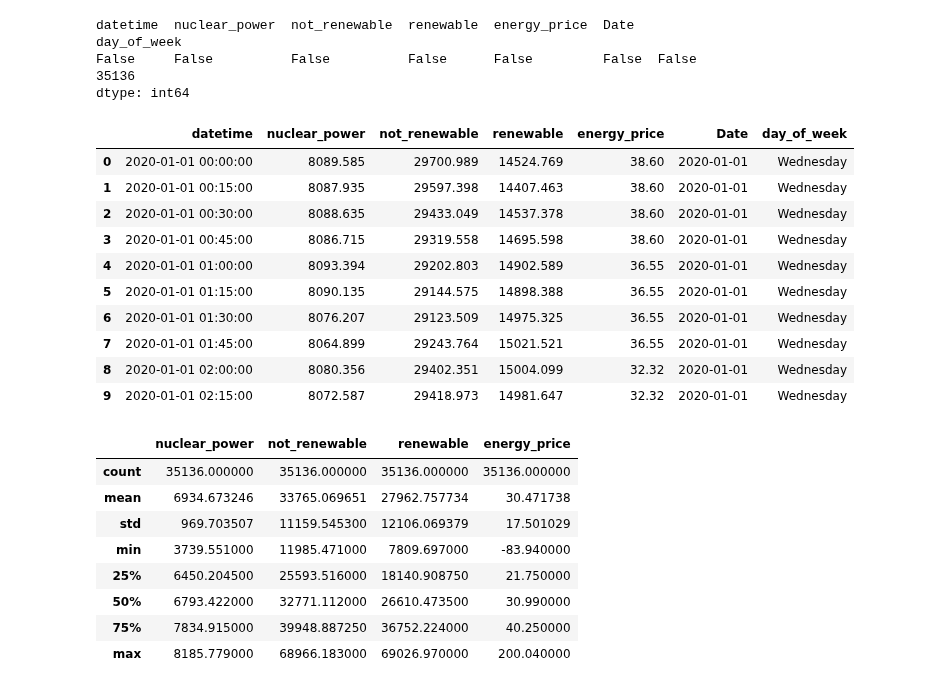
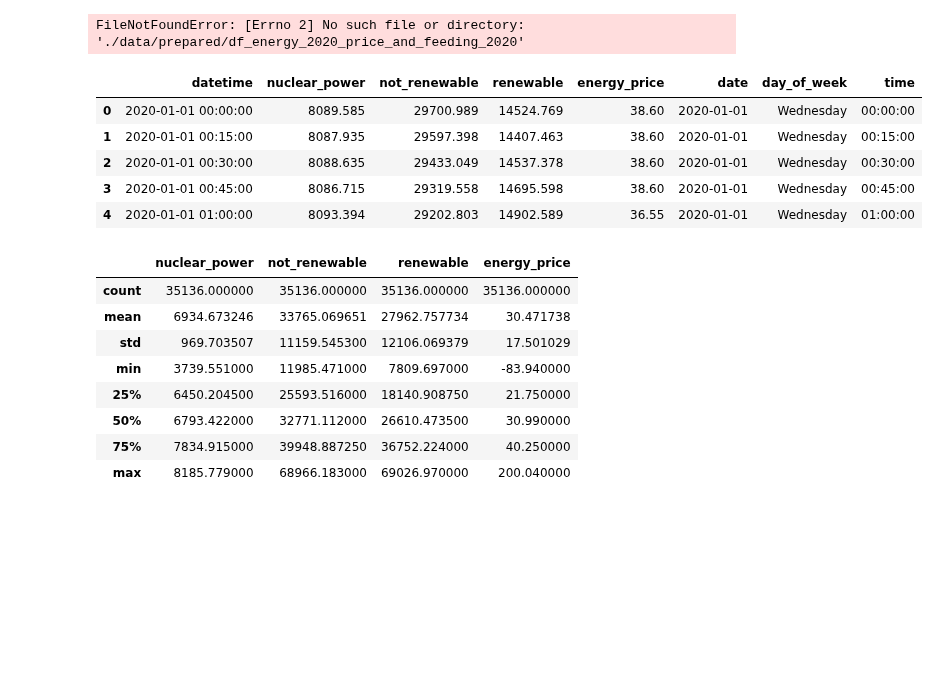
Before and after one commit to M-123-456/team-6-energy-costs, a Jupyter notebook: archive/first_notebook.ipynb, the cells around one changed output. Drawn from its saved outputs; the diff is of its cells as text; code cells hidden in the pictures; blank space fills up the shorter version.

Commit message:
prepared data saved

```diff
--- a/first_notebook.ipynb
+++ b/archive/first_notebook.ipynb
@@ -37,10 +9,0 @@ df_energy = df_energy.dropna(axis=1, how="all")
-# %%
-# Check if there is any na value in df
-df_energy.replace('na', np.nan, inplace=True)
-df_energy.replace('NA', np.nan, inplace=True)
-df_energy.replace('Missing', np.nan, inplace=True)
-print(df_energy.isna().value_counts())
-# %% [output]
-datetime  nuclear_power  not_renewable  renewable  energy_price  Date   day_of_week
-False     False          False          False      False         False  False          35136
-dtype: int64
@@ -50,15 +10,14 @@ df_energy.drop_duplicates(inplace=True)
-# %%
-df_energy.head(10)
-# %% [output]
-|  | datetime | nuclear_power | not_renewable | renewable | energy_price | Date | day_of_week |
-| 0 | 2020-01-01 00:00:00 | 8089.585 | 29700.989 | 14524.769 | 38.60 | 2020-01-01 | Wednesday |
-| 1 | 2020-01-01 00:15:00 | 8087.935 | 29597.398 | 14407.463 | 38.60 | 2020-01-01 | Wednesday |
-| 2 | 2020-01-01 00:30:00 | 8088.635 | 29433.049 | 14537.378 | 38.60 | 2020-01-01 | Wednesday |
-| 3 | 2020-01-01 00:45:00 | 8086.715 | 29319.558 | 14695.598 | 38.60 | 2020-01-01 | Wednesday |
-| 4 | 2020-01-01 01:00:00 | 8093.394 | 29202.803 | 14902.589 | 36.55 | 2020-01-01 | Wednesday |
-| 5 | 2020-01-01 01:15:00 | 8090.135 | 29144.575 | 14898.388 | 36.55 | 2020-01-01 | Wednesday |
-| 6 | 2020-01-01 01:30:00 | 8076.207 | 29123.509 | 14975.325 | 36.55 | 2020-01-01 | Wednesday |
-| 7 | 2020-01-01 01:45:00 | 8064.899 | 29243.764 | 15021.521 | 36.55 | 2020-01-01 | Wednesday |
-| 8 | 2020-01-01 02:00:00 | 8080.356 | 29402.351 | 15004.099 | 32.32 | 2020-01-01 | Wednesday |
-| 9 | 2020-01-01 02:15:00 | 8072.587 | 29418.973 | 14981.647 | 32.32 | 2020-01-01 | Wednesday |
+# %%
+df_energy_2020 = pd.read_csv('./data/prepared/df_energy_2020_price_and_feeding_2020')
+# %% [output]
+FileNotFoundError: [Errno 2] No such file or directory: './data/prepared/df_energy_2020_price_and_feeding_2020'
+# %%
+df_energy_2020.head()
+# %% [output]
+|  | datetime | nuclear_power | not_renewable | renewable | energy_price | date | day_of_week | time |
+| 0 | 2020-01-01 00:00:00 | 8089.585 | 29700.989 | 14524.769 | 38.60 | 2020-01-01 | Wednesday | 00:00:00 |
+| 1 | 2020-01-01 00:15:00 | 8087.935 | 29597.398 | 14407.463 | 38.60 | 2020-01-01 | Wednesday | 00:15:00 |
+| 2 | 2020-01-01 00:30:00 | 8088.635 | 29433.049 | 14537.378 | 38.60 | 2020-01-01 | Wednesday | 00:30:00 |
+| 3 | 2020-01-01 00:45:00 | 8086.715 | 29319.558 | 14695.598 | 38.60 | 2020-01-01 | Wednesday | 00:45:00 |
+| 4 | 2020-01-01 01:00:00 | 8093.394 | 29202.803 | 14902.589 | 36.55 | 2020-01-01 | Wednesday | 01:00:00 |
 # %%
```
Also changed, not shown: parts of 24 cells of this notebook, 7 other files.
